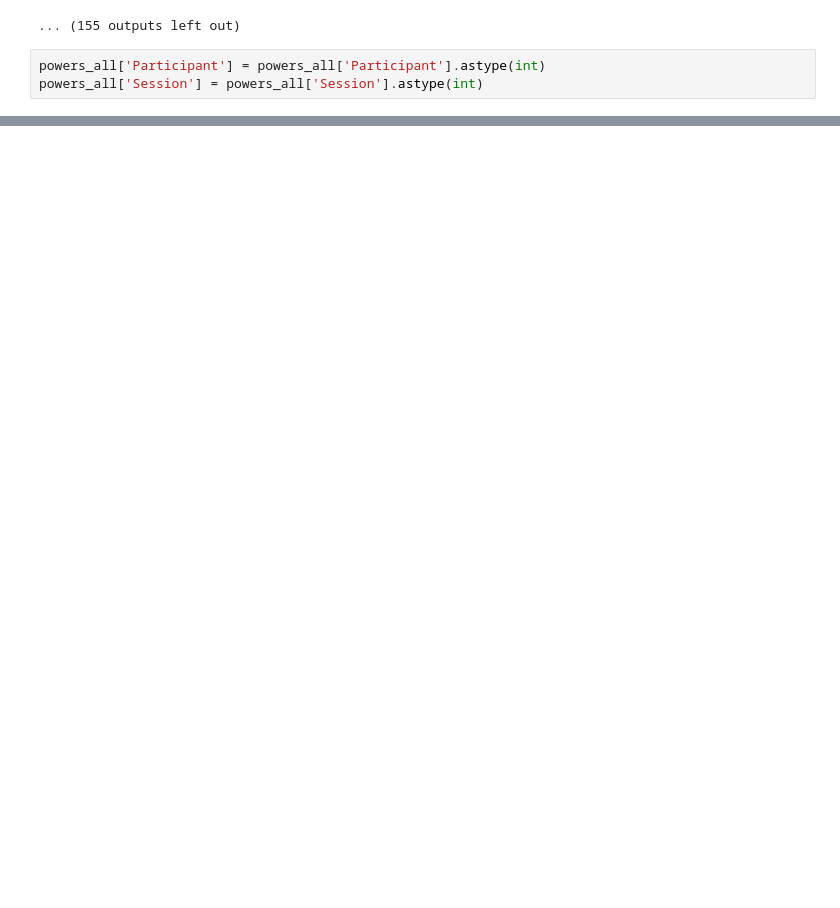
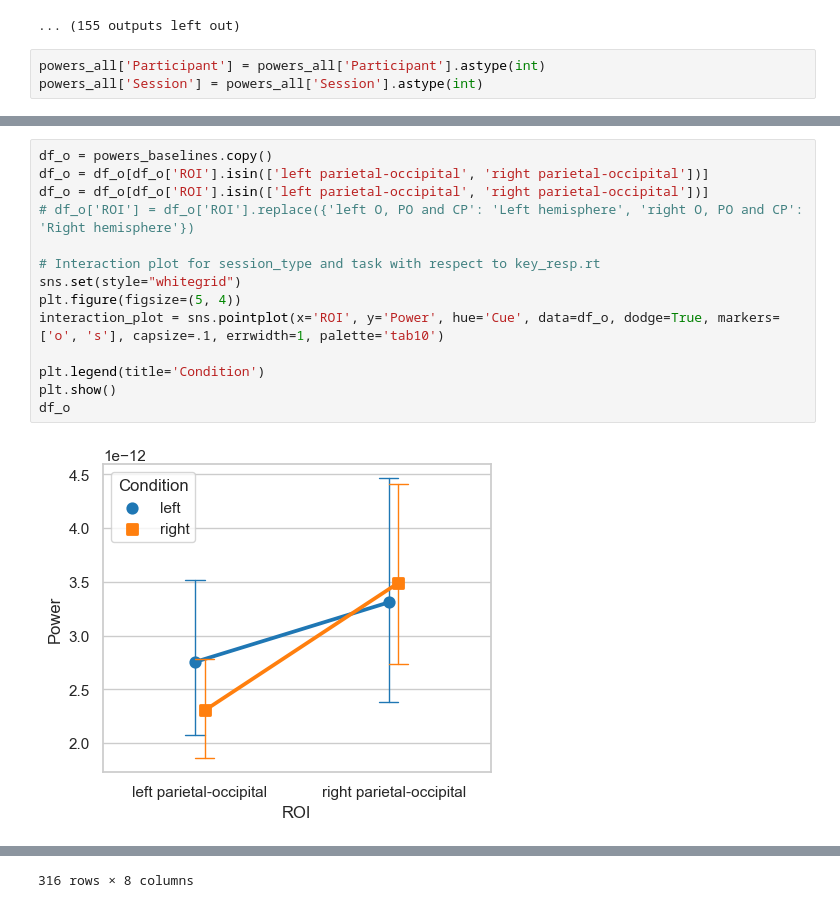
Before and after one commit to locua/time-frequency-analysis, a Jupyter notebook: Alpha Comparisons.ipynb, the cells around one changed output, grey strips where cells are left out. Drawn from its saved outputs; the diff is of its cells as text; blank space fills up the shorter version.

```diff
--- a/Alpha Comparisons.ipynb
+++ b/Alpha Comparisons.ipynb
@@ -356,0 +411,16 @@ powers_baselines
+# %%
+df_o = powers_baselines.copy()
+df_o = df_o[df_o['ROI'].isin(['left parietal-occipital', 'right parietal-occipital'])]
+df_o = df_o[df_o['ROI'].isin(['left parietal-occipital', 'right parietal-occipital'])]
+# df_o['ROI'] = df_o['ROI'].replace({'left O, PO and CP': 'Left hemisphere', 'right O, PO and CP': 'Right hemisphere'})
+
+# Interaction plot for session_type and task with respect to key_resp.rt
+sns.set(style="whitegrid")
+plt.figure(figsize=(5, 4))
+interaction_plot = sns.pointplot(x='ROI', y='Power', hue='Cue', data=df_o, dodge=True, markers=['o', 's'], capsize=.1, errwidth=1, palette='tab10')
+
+plt.legend(title='Condition')
+plt.show()
+df_o
+# %% [output]
+[figure, added]
@@ -356,0 +439 @@ powers_baselines
+316 rows × 8 columns
```
Also changed, not shown: parts of 11 cells of this notebook.
